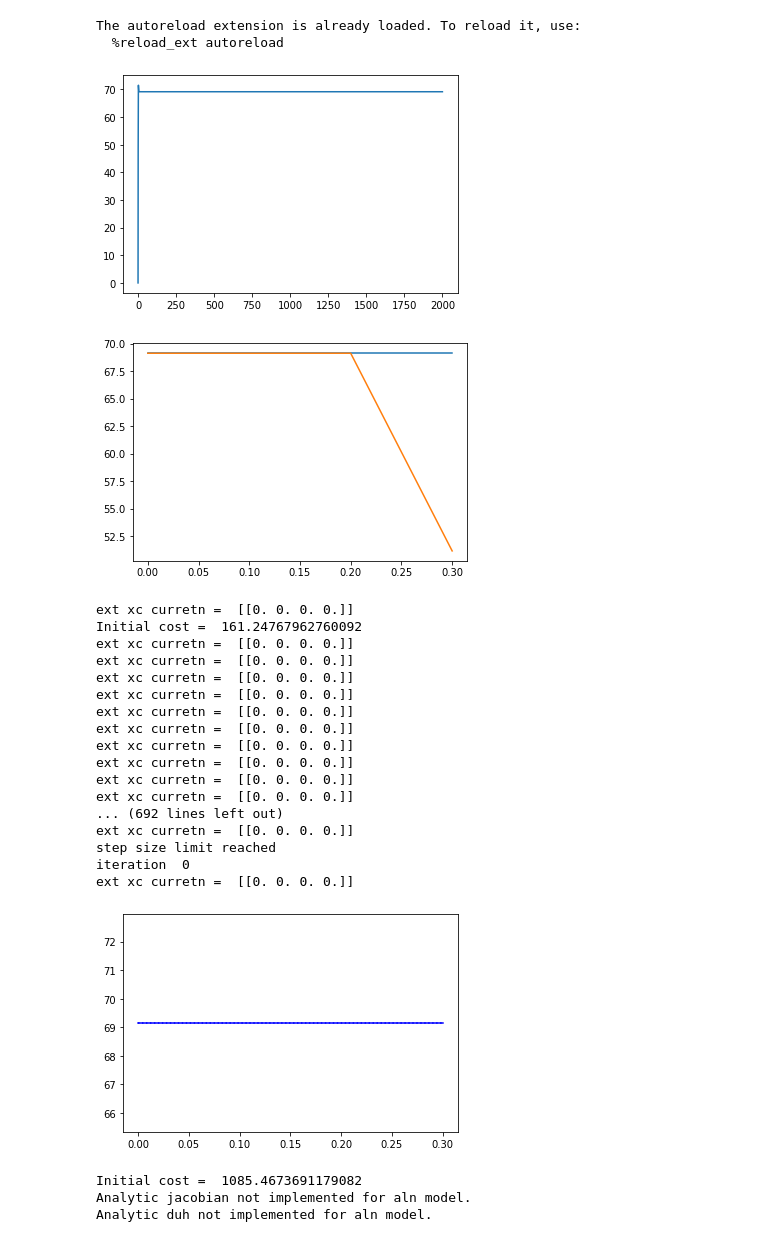
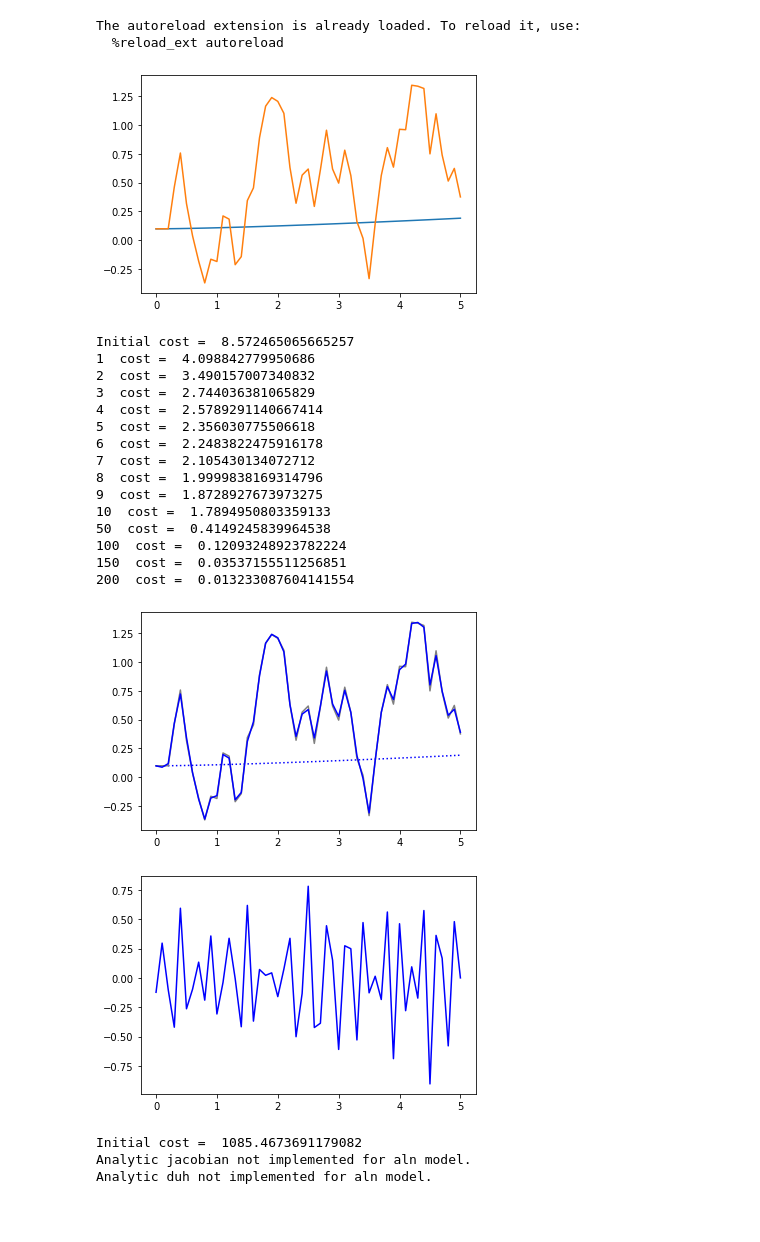
Before and after one commit to lenasal/neurolib_dev_optControl, a Jupyter notebook: Jacobian/jacobian.ipynb, the cells around one changed output. Cells and saved outputs as stored; diff of their text form; code cells hidden in the pictures; blank space fills up the shorter version.

```diff
--- a/Jacobian/jacobian.ipynb
+++ b/Jacobian/jacobian.ipynb
@@ -27,10 +27,10 @@ from neurolib.utils import adjoint as adj
 The autoreload extension is already loaded. To reload it, use:
   %reload_ext autoreload
 # %%
-#model = FHNModel()
+model = FHNModel()
 #model = HopfModel()
 #model = WCModel()
-model = ALNModel()
+#model = ALNModel()
 
 N = model.params.N
 
@@ -53,11 +53,8 @@ model.params.duration = dur0
 model.run()
 init = adj.get_fullstate(model, model.state_vars, model.params.N, V, T)[:,:,-1]
 
-plt.plot(model.t, model.rates_exc[0,:])
-plt.show()
-
 input_vars = model.input_vars
-dur = 0.3
+dur = 5.
 T = np.around(1+dur/dt,0).astype(int)
 model.params.duration = dur
 adj.set_init(model, init, model.init_vars, model.state_vars)
@@ -66,39 +63,38 @@ model.run()
 
 start = adj.get_fullstate(model, model.state_vars, model.params.N, V, T)
 plt.plot(model.t, start[0,0,:])
 
 u0 = np.zeros(( N,len(input_vars),T ))
 u_stim = np.zeros(( N,len(input_vars),T ))
 
 v_control = np.array( [None] * N )
 v_control[0] = [0]
 
 if model.name in ['wc']:
     maxcontrol = 50.
 else:
     maxcontrol = 5.
 
 for t in np.arange(2, T-1, 1):
     for n in range(N):
         for v in v_control[n]:
             u_stim[n,v,t] = random.uniform( - 0.9 * maxcontrol, 0.9 * maxcontrol )
 
-#u_stim[0,0,1] = 2.
+#u_stim[0,0,2] = -2.
 
 for iv in range(len(input_vars)):
     model.params[input_vars[iv]] = u_stim[:,iv,:]
 
 adj.set_init(model, init, model.init_vars, model.state_vars)
 model.run()
 target = adj.get_fullstate(model, model.state_vars, model.params.N, V, T)[:,:1,:]
 plt.plot(model.t, target[0,0,:])
 plt.show()
 # %% [output]
-[figure, old version]
+[figure, new version]
-[figure, removed]
 # %%
 w = 0.
-iterations = 1
+iterations = 200
 
 u1, costlist1 = adj.opt_c(model, iterations, init, target, w, u0, v_control, maxcontrol, method='generic')
 
@@ -107,29 +103,32 @@ model.params.y_ext = u1[:,1,:]
 
 adj.set_init(model, init, model.init_vars, model.state_vars)
 model.run()
-state1 = adj.get_fullstate(model, model.state_vars, model.params.N, 2, T)
+state1 = adj.get_fullstate(model, model.state_vars, model.params.N, V, T)
 plt.plot(model.t, start[0,0,:], linestyle=':', color='blue')
+plt.plot(model.t, target[0,0,:], color='gray')
 plt.plot(model.t, state1[0,0,:], color='blue')
 plt.show()
+
+plt.plot(model.t, u1[0,0,:] - u_stim[0,0,:], color='blue')
+plt.show()
 # %% [output]
-ext xc curretn =  [[0. 0. 0. 0.]]
-Initial cost =  161.24767962760092
-ext xc curretn =  [[0. 0. 0. 0.]]
-ext xc curretn =  [[0. 0. 0. 0.]]
-ext xc curretn =  [[0. 0. 0. 0.]]
-ext xc curretn =  [[0. 0. 0. 0.]]
-ext xc curretn =  [[0. 0. 0. 0.]]
-ext xc curretn =  [[0. 0. 0. 0.]]
-ext xc curretn =  [[0. 0. 0. 0.]]
-ext xc curretn =  [[0. 0. 0. 0.]]
-ext xc curretn =  [[0. 0. 0. 0.]]
-ext xc curretn =  [[0. 0. 0. 0.]]
-... (692 lines left out)
-ext xc curretn =  [[0. 0. 0. 0.]]
-step size limit reached
-iteration  0
-ext xc curretn =  [[0. 0. 0. 0.]]
+Initial cost =  8.572465065665257
+1  cost =  4.098842779950686
+2  cost =  3.490157007340832
+3  cost =  2.744036381065829
+4  cost =  2.5789291140667414
+5  cost =  2.356030775506618
+6  cost =  2.2483822475916178
+7  cost =  2.105430134072712
+8  cost =  1.9999838169314796
+9  cost =  1.8728927673973275
+10  cost =  1.7894950803359133
+50  cost =  0.4149245839964538
+100  cost =  0.12093248923782224
+150  cost =  0.03537155511256851
+200  cost =  0.013233087604141554
-[figure, old version]
+[figure, new version]
+[figure, added]
 # %%
 u2, costlist2 = adj.opt_c(model, iterations, init, target, w, u0, v_control, maxcontrol, method='analytic')
 
```
Also changed, not shown: 3 other files.
